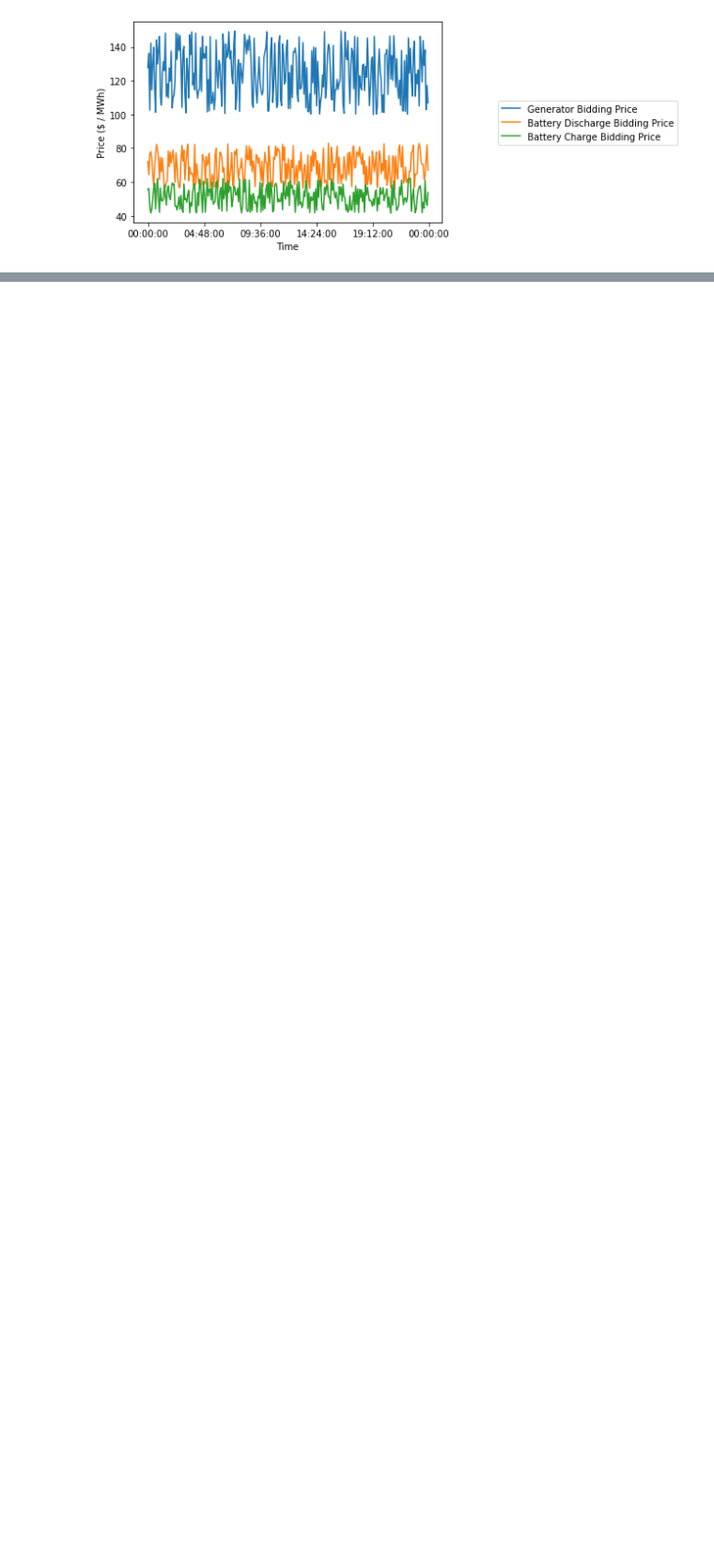
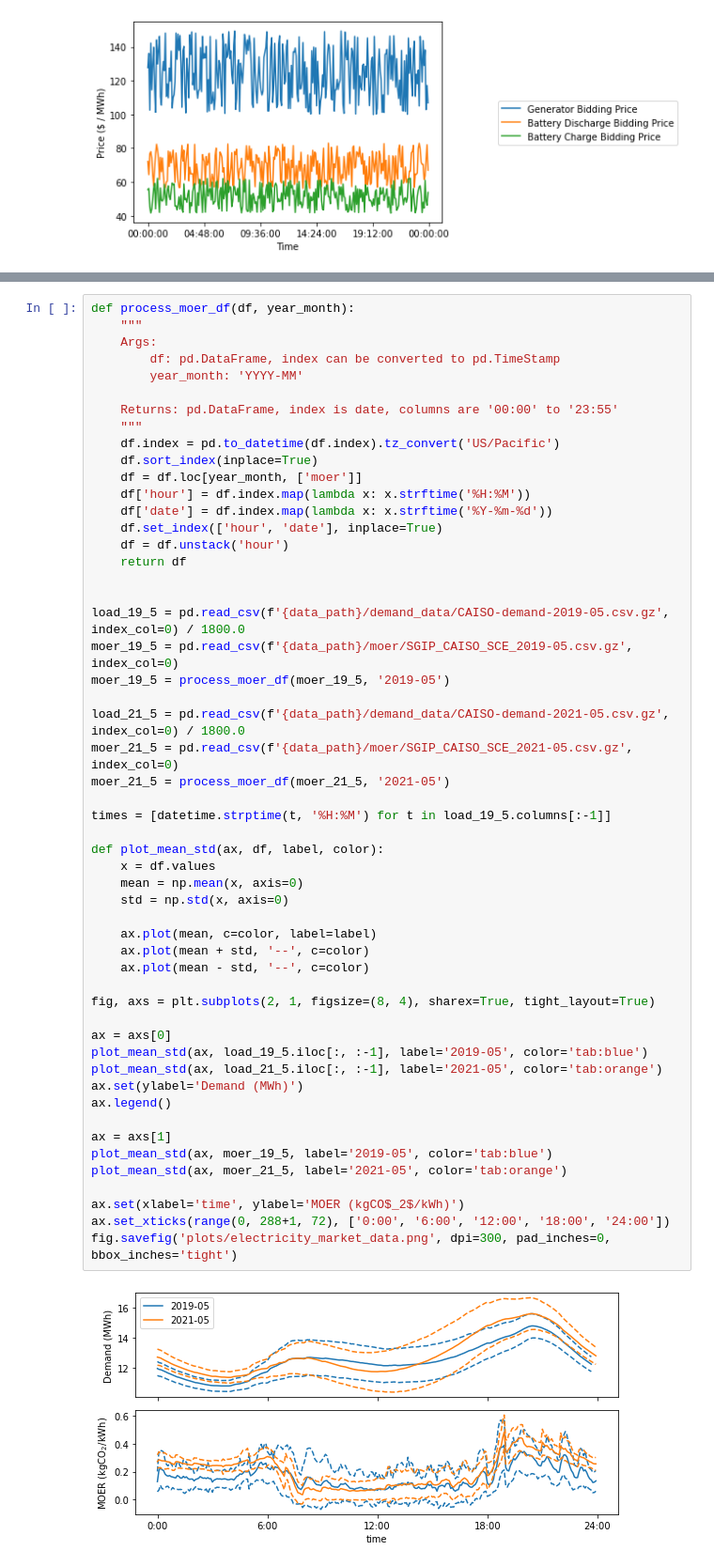
Before and after one commit to chrisyeh96/sustaingym, a Jupyter notebook: notebooks/data_plots.ipynb, the cells around one changed output, grey strips where cells are left out. Shown at 94% size. Cells and saved outputs as stored; diff of their text form; blank space fills up the shorter version.

Commit message:
Update data plots

```diff
--- a/notebooks/data_plots.ipynb
+++ b/notebooks/data_plots.ipynb
@@ -192,3 +110,58 @@ plt.show()
+# %%
+def process_moer_df(df, year_month):
+    """
+    Args:
+        df: pd.DataFrame, index can be converted to pd.TimeStamp
+        year_month: 'YYYY-MM'
+
+    Returns: pd.DataFrame, index is date, columns are '00:00' to '23:55'
+    """
+    df.index = pd.to_datetime(df.index).tz_convert('US/Pacific')
+    df.sort_index(inplace=True)
+    df = df.loc[year_month, ['moer']]
+    df['hour'] = df.index.map(lambda x: x.strftime('%H:%M'))
+    df['date'] = df.index.map(lambda x: x.strftime('%Y-%m-%d'))
+    df.set_index(['hour', 'date'], inplace=True)
+    df = df.unstack('hour')
+    return df
+
+
+load_19_5 = pd.read_csv(f'{data_path}/demand_data/CAISO-demand-2019-05.csv.gz', index_col=0) / 1800.0
+moer_19_5 = pd.read_csv(f'{data_path}/moer/SGIP_CAISO_SCE_2019-05.csv.gz', index_col=0)
+moer_19_5 = process_moer_df(moer_19_5, '2019-05')
+
+load_21_5 = pd.read_csv(f'{data_path}/demand_data/CAISO-demand-2021-05.csv.gz', index_col=0) / 1800.0
+moer_21_5 = pd.read_csv(f'{data_path}/moer/SGIP_CAISO_SCE_2021-05.csv.gz', index_col=0)
+moer_21_5 = process_moer_df(moer_21_5, '2021-05')
+
+times = [datetime.strptime(t, '%H:%M') for t in load_19_5.columns[:-1]]
+
+def plot_mean_std(ax, df, label, color):
+    x = df.values
+    mean = np.mean(x, axis=0)
+    std = np.std(x, axis=0)
+
+    ax.plot(mean, c=color, label=label)
+    ax.plot(mean + std, '--', c=color)
+    ax.plot(mean - std, '--', c=color)
+
+fig, axs = plt.subplots(2, 1, figsize=(8, 4), sharex=True, tight_layout=True)
+
+ax = axs[0]
+plot_mean_std(ax, load_19_5.iloc[:, :-1], label='2019-05', color='tab:blue')
+plot_mean_std(ax, load_21_5.iloc[:, :-1], label='2021-05', color='tab:orange')
+ax.set(ylabel='Demand (MWh)')
+ax.legend()
+
+ax = axs[1]
+plot_mean_std(ax, moer_19_5, label='2019-05', color='tab:blue')
+plot_mean_std(ax, moer_21_5, label='2021-05', color='tab:orange')
+
+ax.set(xlabel='time', ylabel='MOER (kgCO$_2$/kWh)')
+ax.set_xticks(range(0, 288+1, 72), ['0:00', '6:00', '12:00', '18:00', '24:00'])
+fig.savefig('plots/electricity_market_data.png', dpi=300, pad_inches=0, bbox_inches='tight')
+# %% [output]
+[figure, added]
 # %%
 cmap = plt.get_cmap("tab10")
 
```
Also changed, not shown: parts of 3 cells of this notebook.
